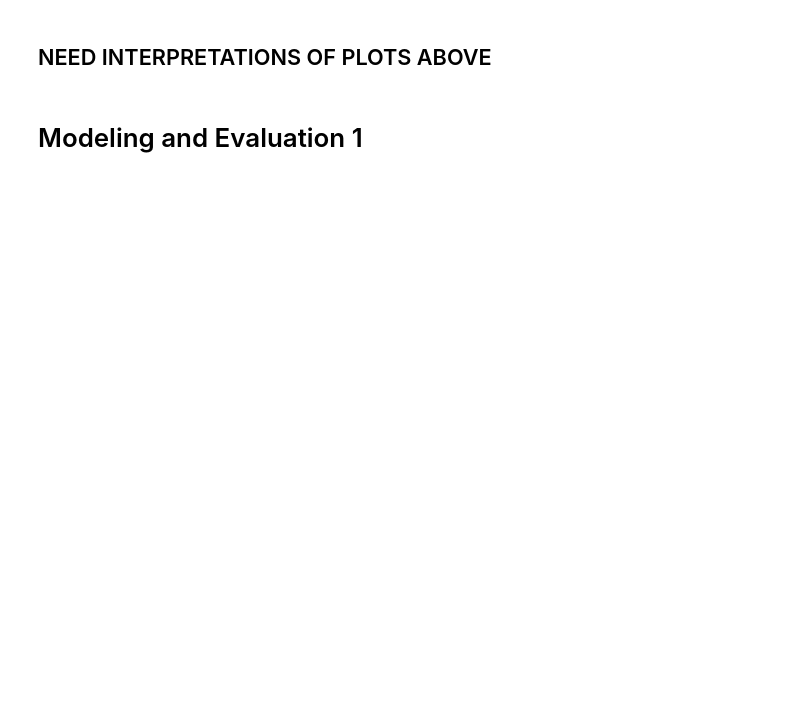
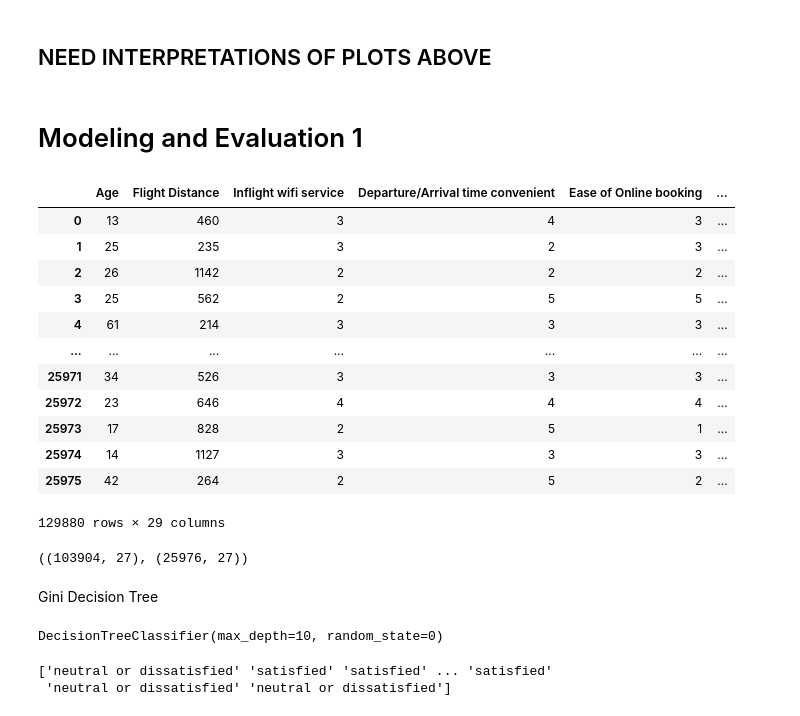
Before and after one commit to KendallScott/Machine-Learning, a Jupyter notebook: Lab 3/Airline_Passenger.ipynb, the cells around one changed output. Saved outputs shown, nothing was run; the diff lists cells and outputs as text; code cells hidden in the pictures; blank space fills up the shorter version.

```diff
--- a/Lab 3/Airline_Passenger.ipynb
+++ b/Lab 3/Airline_Passenger.ipynb
@@ -255,3 +264,21 @@ sns.countplot(x = 'Cleanliness', data = train, hue= 'satisfaction', ax = axes[3,
 ## NEED INTERPRETATIONS OF PLOTS ABOVE
 # %% [markdown]
 # Modeling and Evaluation 1
+# %%
+# if we want dummy variables
+result_dummies = pd.get_dummies(result)
+result_dummies
+# %% [output]
+|  | Age | Flight Distance | Inflight wifi service | Departure/Arrival time convenient | Ease of Online booking | ... |
+| 0 | 13 | 460 | 3 | 4 | 3 | ... |
+| 1 | 25 | 235 | 3 | 2 | 3 | ... |
+| 2 | 26 | 1142 | 2 | 2 | 2 | ... |
+| 3 | 25 | 562 | 2 | 5 | 5 | ... |
+| 4 | 61 | 214 | 3 | 3 | 3 | ... |
+| ... | ... | ... | ... | ... | ... | ... |
+| 25971 | 34 | 526 | 3 | 3 | 3 | ... |
+| 25972 | 23 | 646 | 4 | 4 | 4 | ... |
+| 25973 | 17 | 828 | 2 | 5 | 1 | ... |
+| 25974 | 14 | 1127 | 3 | 3 | 3 | ... |
+| 25975 | 42 | 264 | 2 | 5 | 2 | ... |
+129880 rows × 29 columns
@@ -257,0 +293,29 @@ sns.countplot(x = 'Cleanliness', data = train, hue= 'satisfaction', ax = axes[3,
+# %%
+X, X_test, y, y_test = train_test_split(X_all,
+                                        y_all,
+                                        test_size = 0.2,
+                                        random_state = 42)
+X.shape, X_test.shape
+# %% [output]
+((103904, 27), (25976, 27))
+# %% [markdown]
+Gini Decision Tree
+# %%
+# https://scikit-learn.org/stable/modules/generated/sklearn.tree.DecisionTreeClassifier.html
+
+model_gini = DecisionTreeClassifier(
+    criterion = 'gini',
+    splitter = 'best',
+    random_state = 42,
+    max_depth = 10
+)
+
+model_gini.fit(X, y)
+# %% [output]
+DecisionTreeClassifier(max_depth=10, random_state=0)
+# %%
+y_predictions_gini = model_gini.predict(X_test)
+print(y_predictions_gini)
+# %% [output]
+['neutral or dissatisfied' 'satisfied' 'satisfied' ... 'satisfied'
+ 'neutral or dissatisfied' 'neutral or dissatisfied']
```
Also changed, not shown: parts of 24 cells of this notebook.
